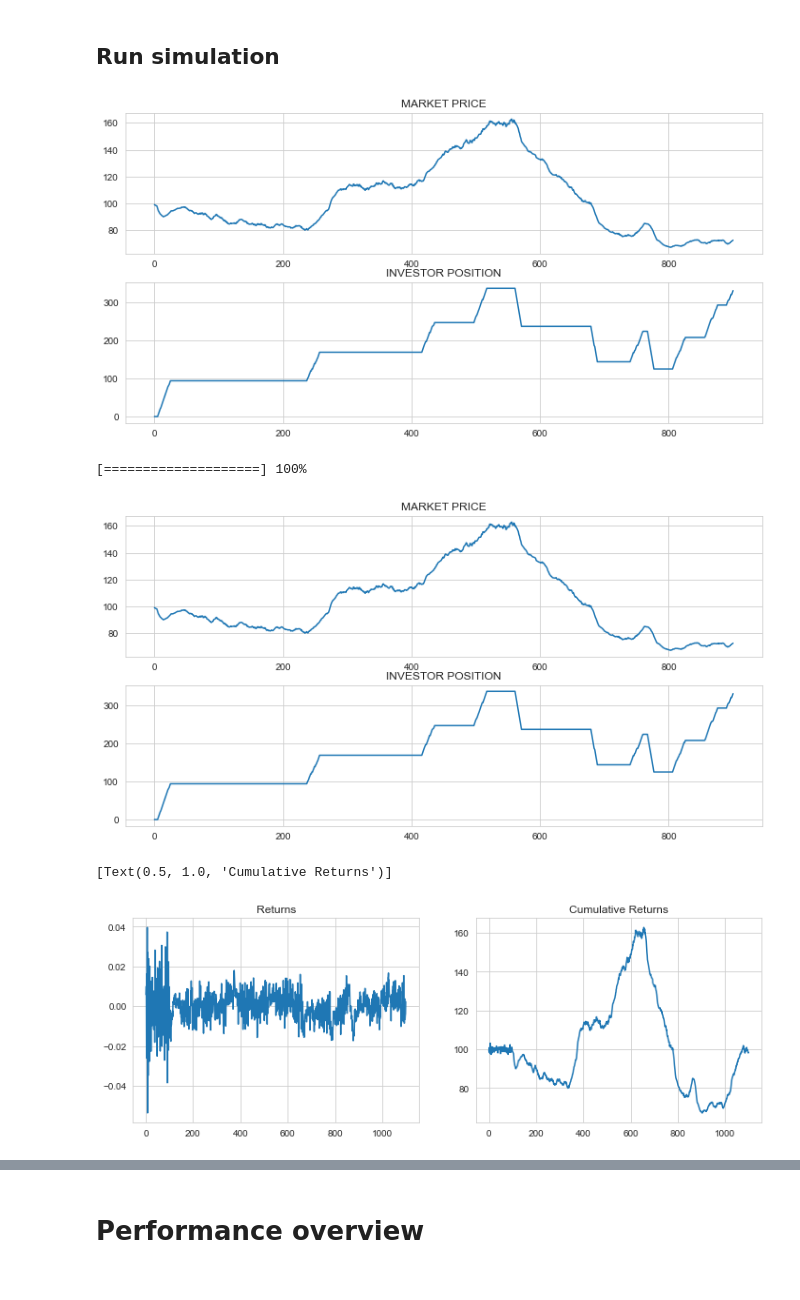
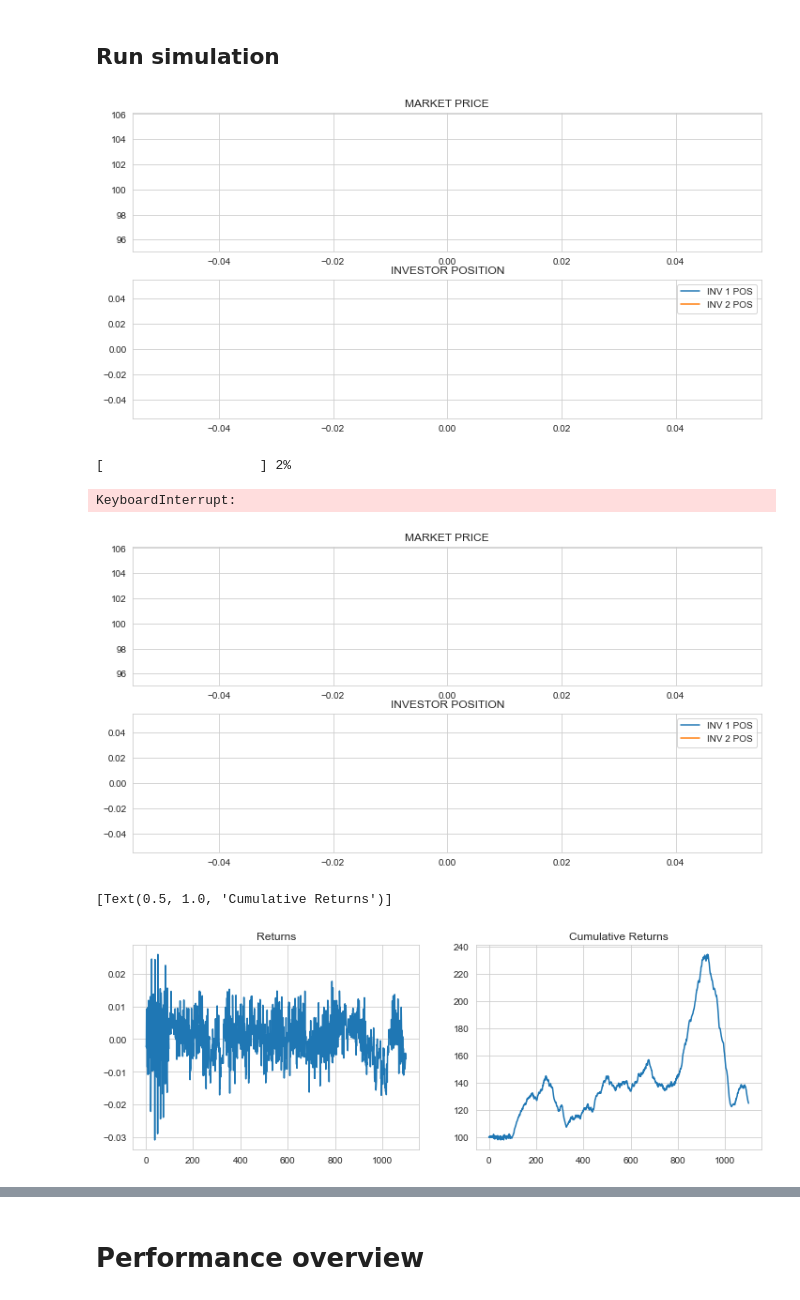
Before and after one commit to victoremil1996/rl_for_trading, a Jupyter notebook: notebooks/market_simulation_main.ipynb, the cells around one changed output, grey strips where cells are left out. Drawn from its saved outputs; the diff is of its cells as text; code cells hidden in the pictures.

Commit message:
random

```diff
--- a/notebooks/market_simulation_main.ipynb
+++ b/notebooks/market_simulation_main.ipynb
@@ -50,7 +50,7 @@ The autoreload extension is already loaded. To reload it, use:
 ## Setup
 # %%
 # Declare parameters
-n_random_agents = 20
+n_random_agents = 40
 n_investor_agents = 2
 n_trend_agents = 5
 n_mm_agents = 25
@@ -74,20 +74,21 @@ state0 = {"market_prices": price_list, "volume": ex_list, 'fee': fee, "mean_buy_
 agents = []
 
 
-investor_agents = [InvestorAgent(agent_id = j,
+investor_agents = [InvestorAgent(agent_id = 0,
                                  delta = delta,
-                                 intensity = 0.01,
+                                 intensity = 0.005,
                                  buy_price_margin = 0.0125,
-                                 sell_price_margin = 0.025),
-                   InvestorAgent(agent_id = j,
-                                 delta = delta,
-                                 intensity = 0.001,
-                                 n_orders = 6
-                                 buy_price_margin = 0.05,
-                                 sell_price_margin = 0.075,
-                                 buy_volume = 10,
-                                 sell_volume = 20,
-                                 can_short = True)]
+                                 sell_price_margin = 0.025)]
+if n_investor_agents == 2:
+    investor_agents.append(InvestorAgent(agent_id = 1,
+                                         delta = delta,
+                                         intensity = 0.001,
+                                         n_orders = 6,
+                                         buy_price_margin = 0.05,
+                                         sell_price_margin = 0.075,
+                                         buy_volume = 10,
+                                         sell_volume = 20,
+                                         can_short = True))
 
 random_agents = [RandomAgent(agent_id = j + n_investor_agents,
                              delta = delta) for j in range(n_random_agents)]
@@ -121,11 +122,11 @@ for j in range(n_agents):
 # %% [markdown]
 ## Run simulation
 # %%
-time_periods = 1000
+time_periods = 1500
 rl_profit = []
 market_prices = []
-inv_pos = []
-
+inv1_pos = []
+inv2_pos = []
 
 fig, ax = plt.subplots(2, 1, figsize = (12, 6))
 
@@ -141,39 +142,42 @@ for time in range(time_periods):
     ########################################
     # PRINT RUNTIME
     ########################################
 
     j = (time + 1) / time_periods
     sys.stdout.write('\r')
     sys.stdout.write("[%-20s] %d%%" % ('='*int(20*j), 100*j))
     sys.stdout.flush()
 
     #########################################
     # UPDATE PLOTS
     #########################################
 
-    inv_pos.append(agents[0].position)
+    inv1_pos.append(agents[0].position)
+    inv2_pos.append(agents[1].position)
     market_prices.append(state["market_prices"][-1])
     if time % 100 == 0:
         clear_output()
         ax[0].cla()
         ax[0].plot(market_prices)
         ax[0].set(title = "MARKET PRICE")
 
         ax[1].cla()
         ax[1].set(title = "INVESTOR POSITION")
-        ax[1].plot(inv_pos)
-
+        ax[1].plot(inv1_pos, label = "INV 1 POS")
+        ax[1].plot(inv2_pos, label = "INV 2 POS")
+        ax[1].legend()
         display(fig)
 
 
 
 
 #save_state_space
 #agents[n_agents - 1].save_state_space()
 # %% [output]
-[figure, old version]
+[figure, new version]
-[====================] 100%
+[                    ] 2%
+KeyboardInterrupt:
-[figure, old version]
+[figure, new version]
 # %%
 mp = pd.DataFrame(state['market_prices'])
 returns = mp / mp.shift(1)  - 1
@@ -187,7 +191,7 @@ ax[1].set(title = "Cumulative Returns")
 #plt.savefig("plots/returns_cumreturns.png")
 # %% [output]
 [Text(0.5, 1.0, 'Cumulative Returns')]
-[figure, old version]
+[figure, new version]
 # %%
 def weighted_mean(var, wts):
     """Calculates the weighted mean"""
```
Also changed, not shown: parts of 3 cells of this notebook.
